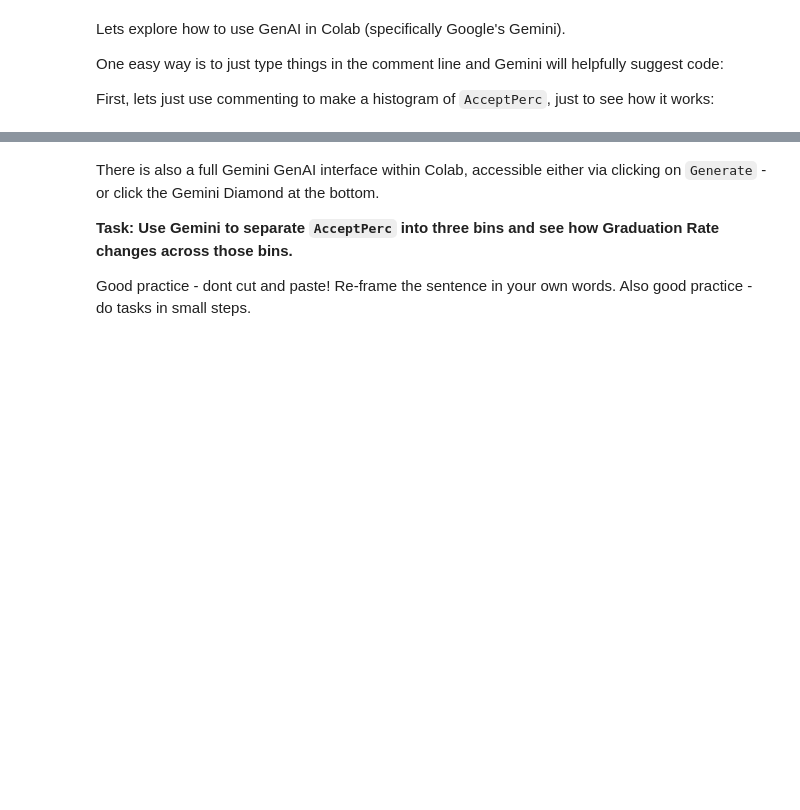
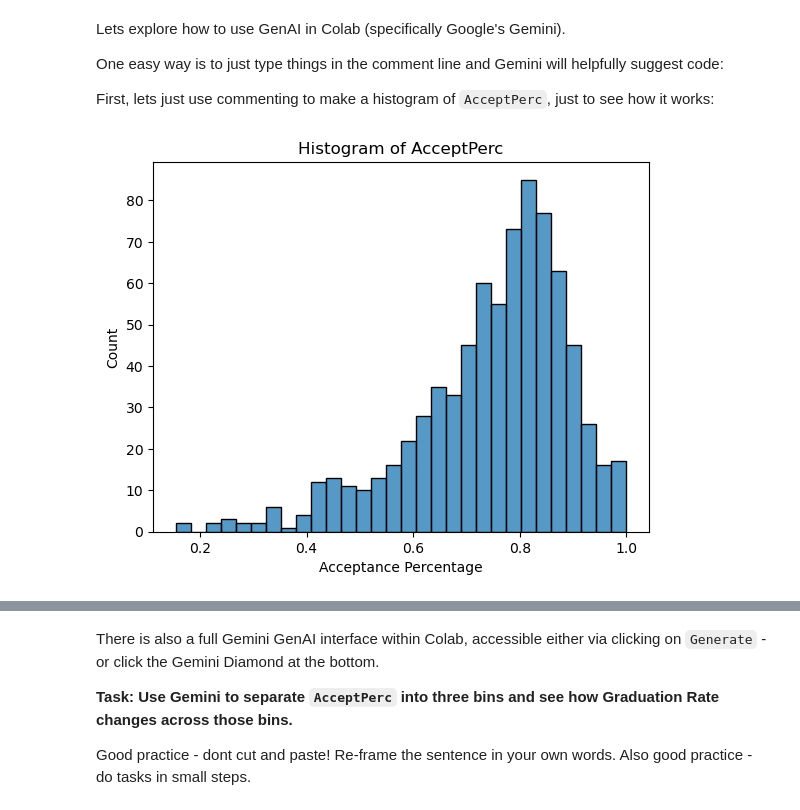
Before and after one commit to chrismji/Datasci-and-Ai-in-Bus, a Jupyter notebook: T1_Managing_data.ipynb, the cells around one changed output, grey strips where cells are left out. Drawn from its saved outputs; the diff is of its cells as text; code cells hidden in the pictures; blank space fills up the shorter version.

```diff
--- a/T1_Managing_data.ipynb
+++ b/T1_Managing_data.ipynb
@@ -194,2 +369,5 @@ print(college_sorted.tail()["AcceptPerc"])
 # %% [markdown]
 ### **Do it Yourself!!** Now lets say we are interested in the schools that have the top *Enrollment Yield*, that is, out of the accepted students, how many students actually enroll?  Create a new feature for EnrollmentYield, and note the three schools with the highest and lowest yield.
+# %%
+college_df['EnrollmentYield'] = college_df['Enroll'] / college_df['Accept']
+college_df['EnrollmentYield'].sort_values()
@@ -202,6 +393,15 @@ One easy way is to just type things in the comment line and Gemini will helpfull
 
 
 First, lets just use commenting to make a histogram of `AcceptPerc`, just to see how it works:
+# %%
+# Histogram of AcceptPerc
+sns.histplot(college_df['AcceptPerc'], bins=30, kde=False)
+plt.xlabel('Acceptance Percentage')
+plt.ylabel('Count')
+plt.title('Histogram of AcceptPerc')
+plt.show()
+# %% [output]
+[figure, added]
 # %% [markdown]
 THIS IS TOO EASY!!   The goal in this class is to learn to code while using AI tools responsibly as a helper.  We dont want AI to do all of the work for us!!
 
```
Also changed, not shown: parts of 18 cells of this notebook.
